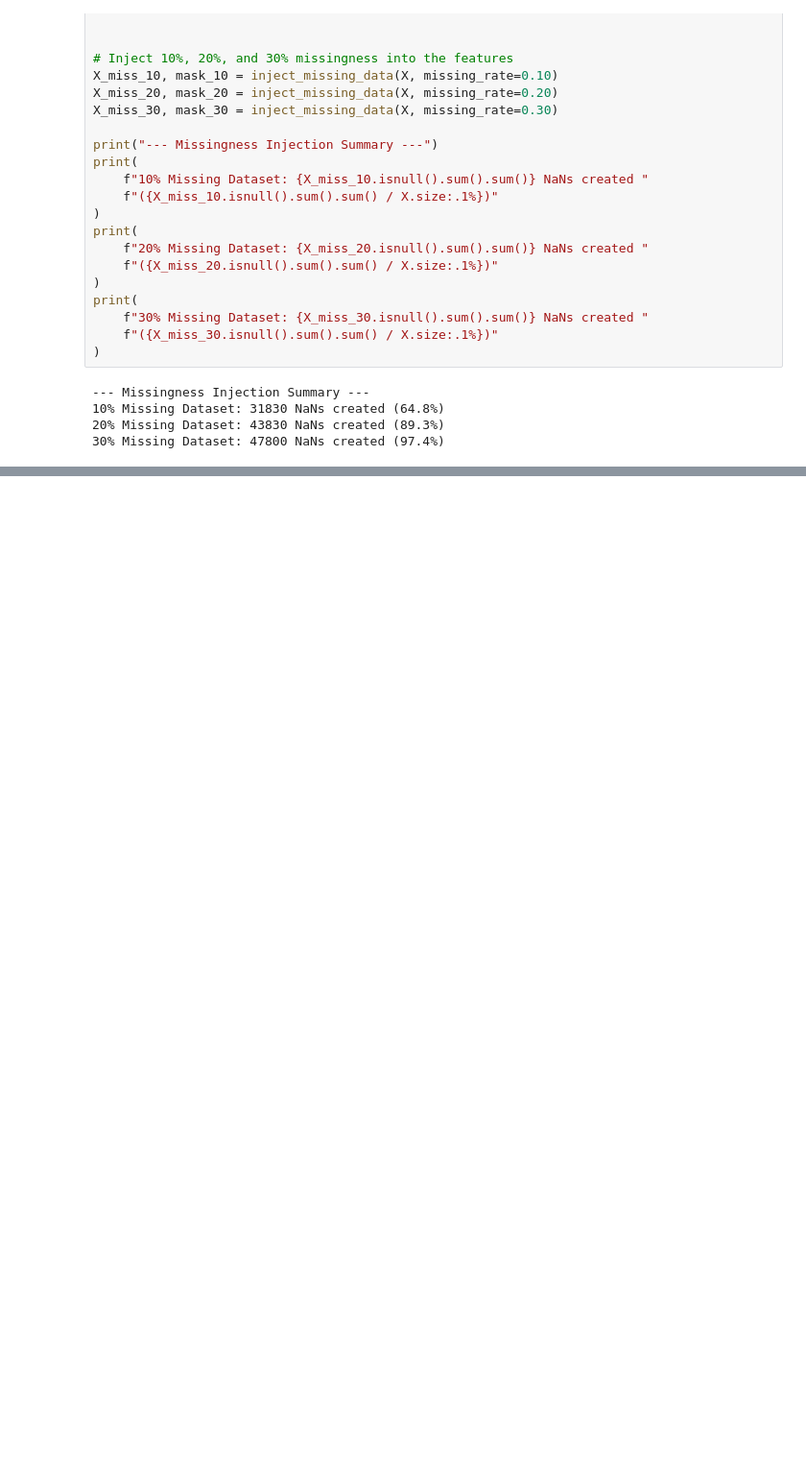
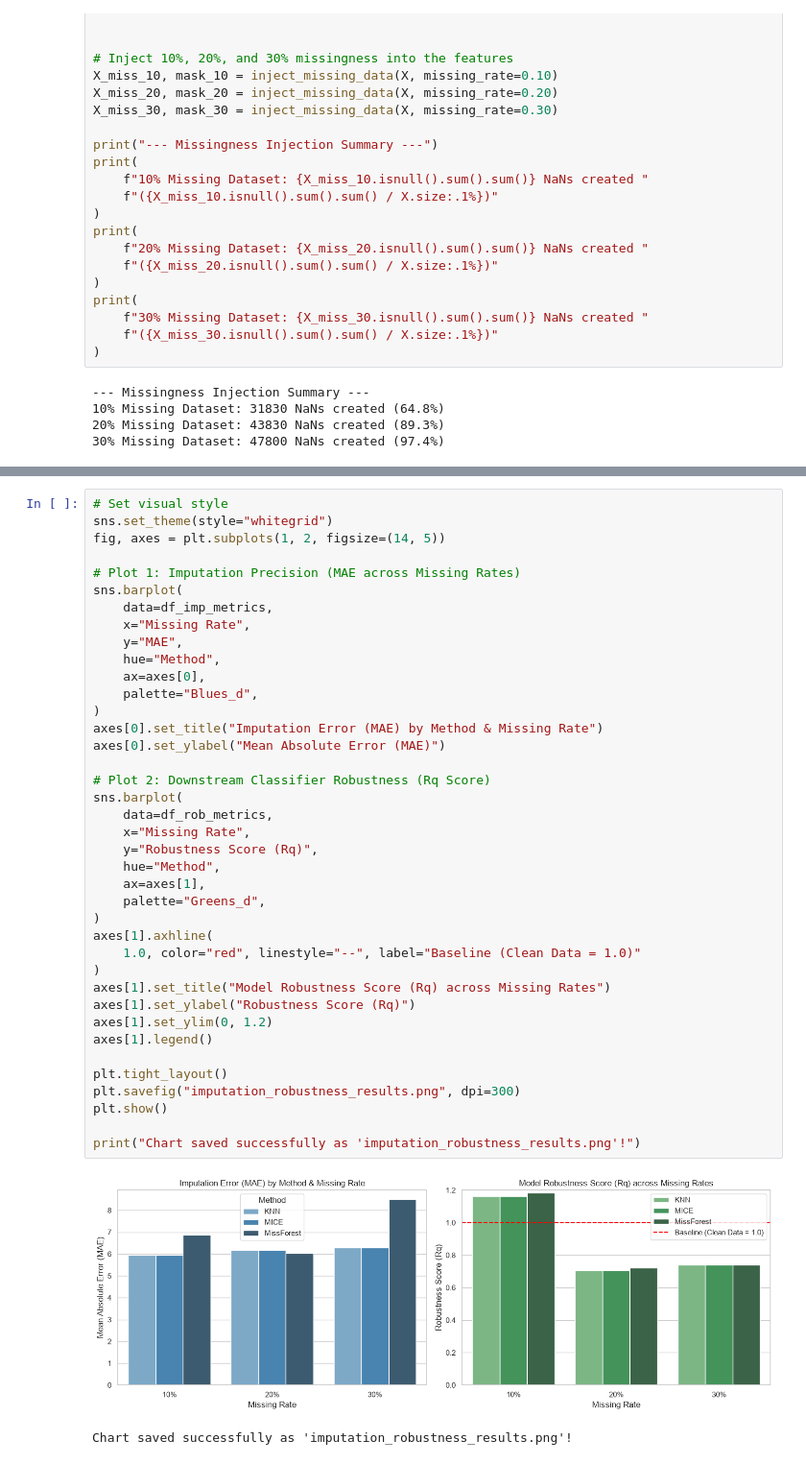
Before and after one commit to czxwslrf/Evaluating-Machine-Learning-Robustness-via-Missing-Data-Imputation-for-Stroke-Prediction, a Jupyter notebook: main.ipynb, the cells around one changed output, grey strips where cells are left out. Shown at 96% size. Drawn from its saved outputs; the diff is of its cells as text; blank space fills up the shorter version.

Commit message:
KNN, MICE, MissForest imputation, rubustness and impuation results, illustrate results

```diff
--- a/main.ipynb
+++ b/main.ipynb
@@ -171,0 +295,42 @@ print(
+# %%
+# Set visual style
+sns.set_theme(style="whitegrid")
+fig, axes = plt.subplots(1, 2, figsize=(14, 5))
+
+# Plot 1: Imputation Precision (MAE across Missing Rates)
+sns.barplot(
+    data=df_imp_metrics,
+    x="Missing Rate",
+    y="MAE",
+    hue="Method",
+    ax=axes[0],
+    palette="Blues_d",
+)
+axes[0].set_title("Imputation Error (MAE) by Method & Missing Rate")
+axes[0].set_ylabel("Mean Absolute Error (MAE)")
+
+# Plot 2: Downstream Classifier Robustness (Rq Score)
+sns.barplot(
+    data=df_rob_metrics,
+    x="Missing Rate",
+    y="Robustness Score (Rq)",
+    hue="Method",
+    ax=axes[1],
+    palette="Greens_d",
+)
+axes[1].axhline(
+    1.0, color="red", linestyle="--", label="Baseline (Clean Data = 1.0)"
+)
+axes[1].set_title("Model Robustness Score (Rq) across Missing Rates")
+axes[1].set_ylabel("Robustness Score (Rq)")
+axes[1].set_ylim(0, 1.2)
+axes[1].legend()
+
+plt.tight_layout()
+plt.savefig("imputation_robustness_results.png", dpi=300)
+plt.show()
+
+print("Chart saved successfully as 'imputation_robustness_results.png'!")
+# %% [output]
+[figure, added]
+Chart saved successfully as 'imputation_robustness_results.png'!
```
Also changed, not shown: parts of 3 cells of this notebook, 1 other file.
